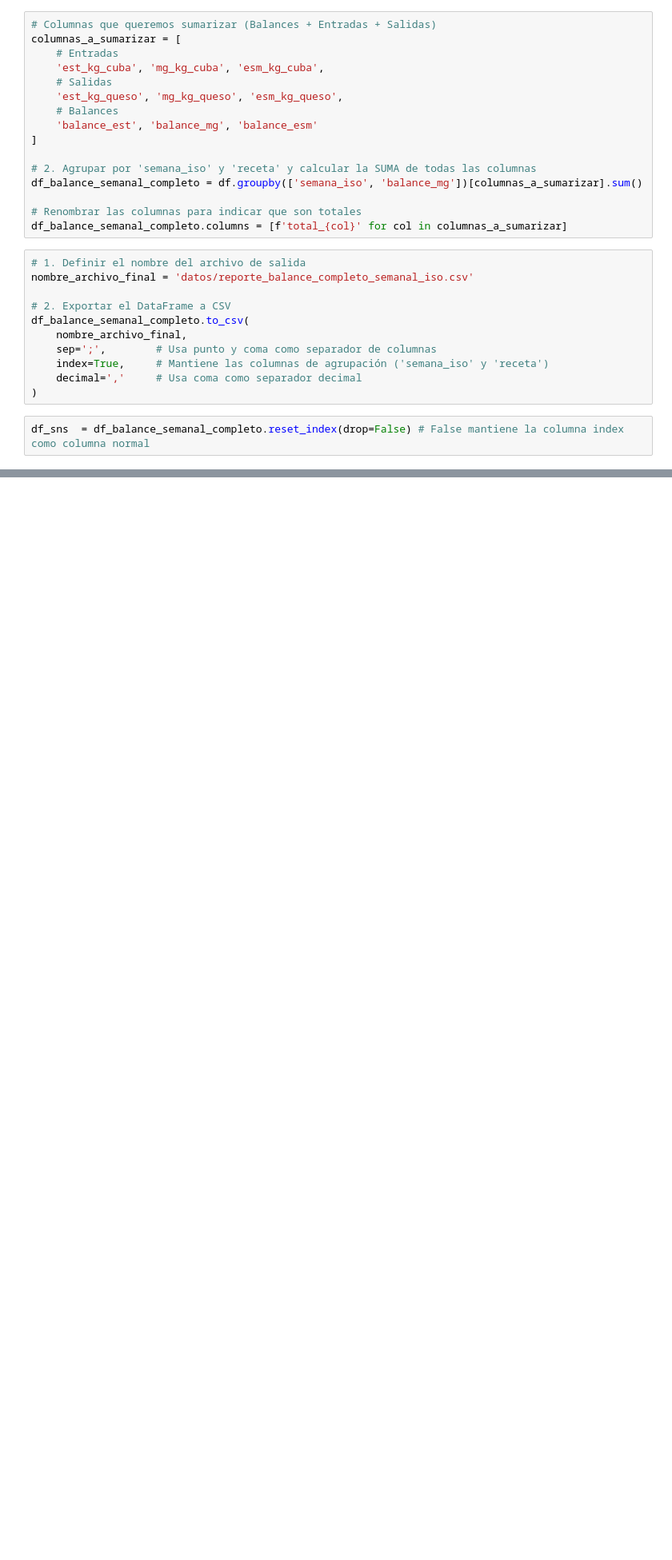
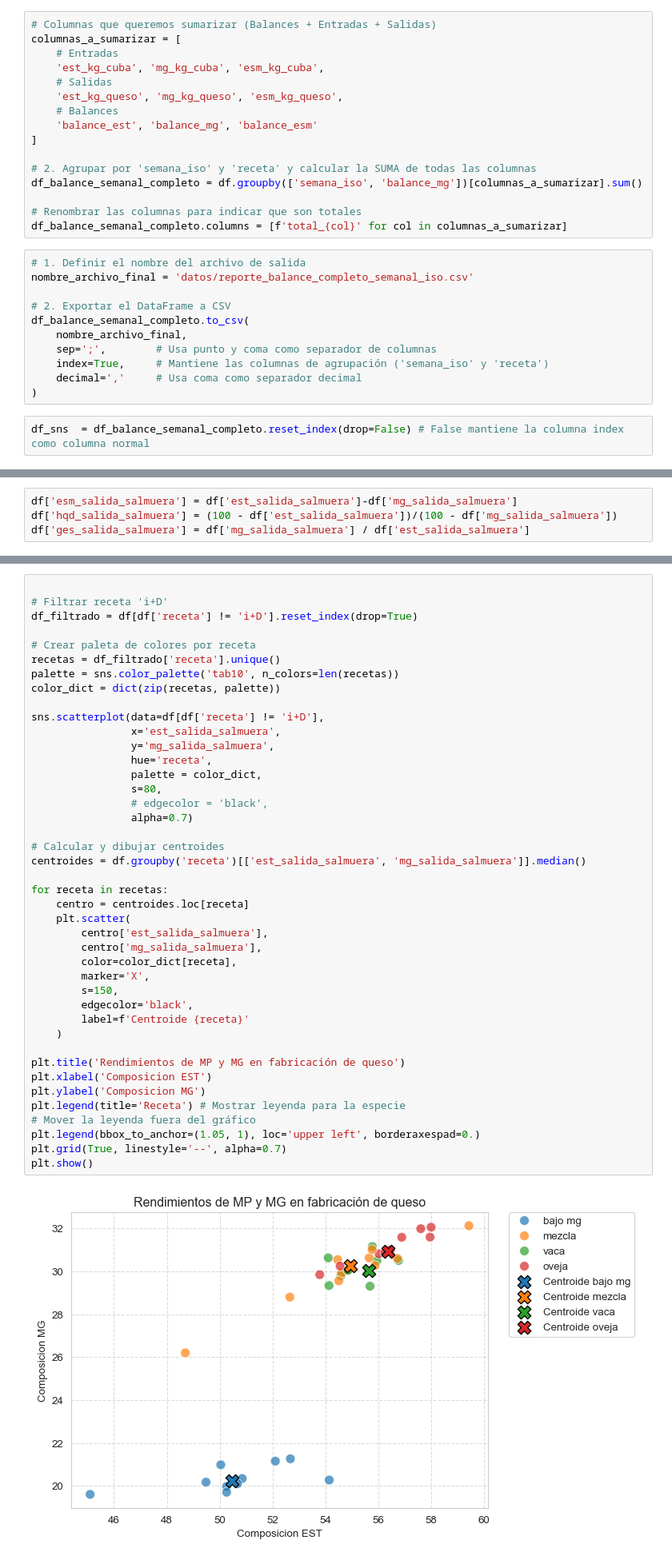
Before and after one commit to juanriera/master-queseria, a Jupyter notebook: 090-pract02-rendimientos.ipynb, the cells around one changed output, grey strips where cells are left out. Shown: that part at 80% size. Drawn from its saved outputs; the diff is of its cells as text; blank space fills up the shorter version.

```diff
--- a/090-pract02-rendimientos.ipynb
+++ b/090-pract02-rendimientos.ipynb
@@ -566,0 +601,4 @@ plt.show()
+# %%
+df['esm_salida_salmuera'] = df['est_salida_salmuera']-df['mg_salida_salmuera']
+df['hqd_salida_salmuera'] = (100 - df['est_salida_salmuera'])/(100 - df['mg_salida_salmuera'])
+df['ges_salida_salmuera'] = df['mg_salida_salmuera'] / df['est_salida_salmuera']
@@ -566,0 +615,44 @@ plt.show()
+# %%
+
+# Filtrar receta 'i+D'
+df_filtrado = df[df['receta'] != 'i+D'].reset_index(drop=True)
+
+# Crear paleta de colores por receta
+recetas = df_filtrado['receta'].unique()
+palette = sns.color_palette('tab10', n_colors=len(recetas))
+color_dict = dict(zip(recetas, palette))
+
+sns.scatterplot(data=df[df['receta'] != 'i+D'],
+                x='est_salida_salmuera',
+                y='mg_salida_salmuera',
+                hue='receta',
+                palette = color_dict,
+                s=80,
+                # edgecolor = 'black',
+                alpha=0.7)
+
+# Calcular y dibujar centroides
+centroides = df.groupby('receta')[['est_salida_salmuera', 'mg_salida_salmuera']].median()
+
+for receta in recetas:
+    centro = centroides.loc[receta]
+    plt.scatter(
+        centro['est_salida_salmuera'],
+        centro['mg_salida_salmuera'],
+        color=color_dict[receta],
+        marker='X',
+        s=150,
+        edgecolor='black',
+        label=f'Centroide {receta}'
+    )
+
+plt.title('Rendimientos de MP y MG en fabricación de queso')
+plt.xlabel('Composicion EST')
+plt.ylabel('Composicion MG')
+plt.legend(title='Receta') # Mostrar leyenda para la especie
+# Mover la leyenda fuera del gráfico
+plt.legend(bbox_to_anchor=(1.05, 1), loc='upper left', borderaxespad=0.)
+plt.grid(True, linestyle='--', alpha=0.7)
+plt.show()
+# %% [output]
+[figure, added]
```
Also changed, not shown: parts of 25 cells of this notebook, 25 other files.
